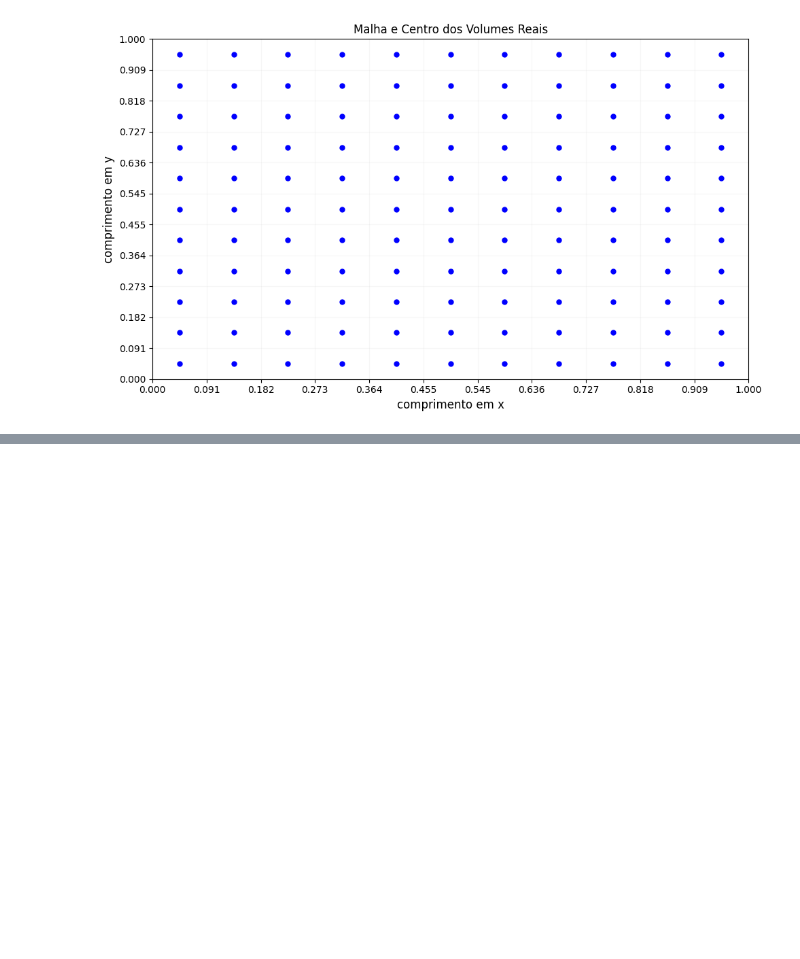
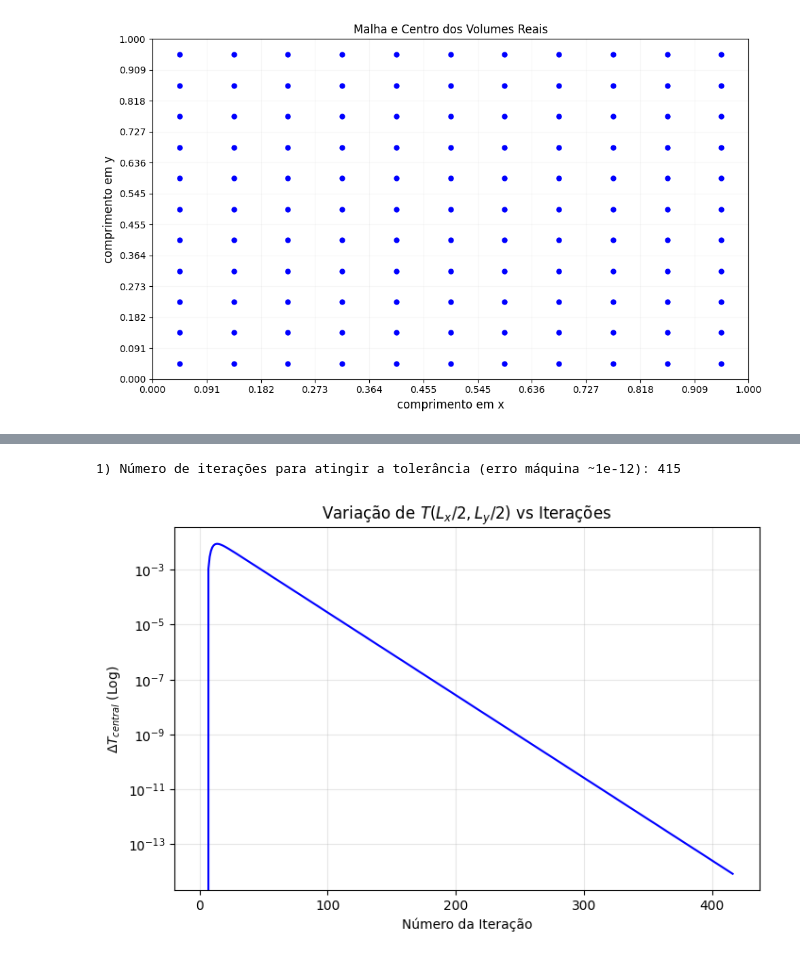
Before and after one commit to sfbruno12/mecflu-computacional, a Jupyter notebook: Trabalho 2.ipynb, the cells around one changed output, grey strips where cells are left out. Saved outputs shown, nothing was run; the diff lists cells and outputs as text; code cells hidden in the pictures; blank space fills up the shorter version.

```diff
--- a/Trabalho 2.ipynb
+++ b/Trabalho 2.ipynb
@@ -295,0 +234,17 @@ plotar_mapa_calor(Nx, Ny, Lx, Ly, T_solucao)
+# %%
+#ITEM 1
+# Célula 1: Gráfico da Variação de T no centro
+print(f"1) Número de iterações para atingir a tolerância (erro máquina ~1e-12): {num_iters}")
+
+plt.figure(figsize=(8, 5))
+iters = np.arange(1, len(hist_central) + 1)
+# O enunciado pede escala logarítmica para variação (y) e decimal para iteração (x)
+plt.semilogy(iters, hist_central, 'b-', linewidth=1.5)
+plt.title(r"Variação de $T(L_x/2, L_y/2)$ vs Iterações")
+plt.xlabel("Número da Iteração")
+plt.ylabel(r"$\Delta T_{central}$ (Log)")
+plt.grid(True, which="both", alpha=0.3)
+plt.show()
+# %% [output]
+1) Número de iterações para atingir a tolerância (erro máquina ~1e-12): 415
+[figure, added]
```
Also changed, not shown: parts of 12 cells of this notebook.
